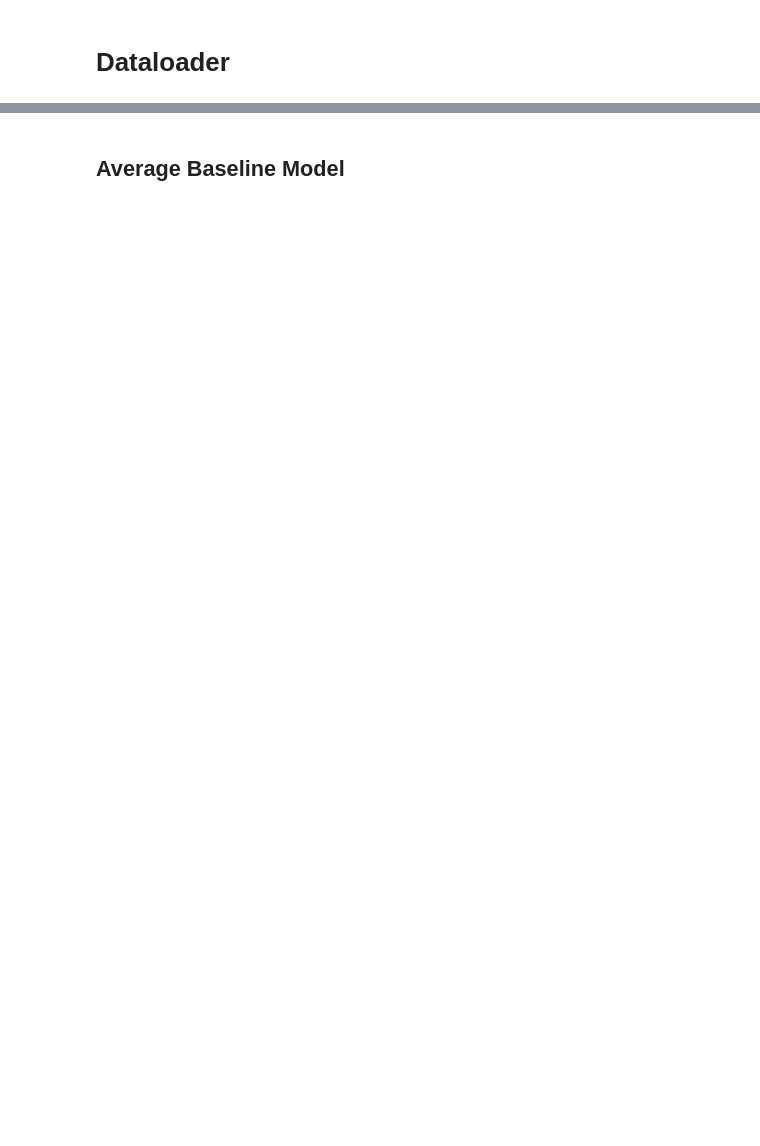
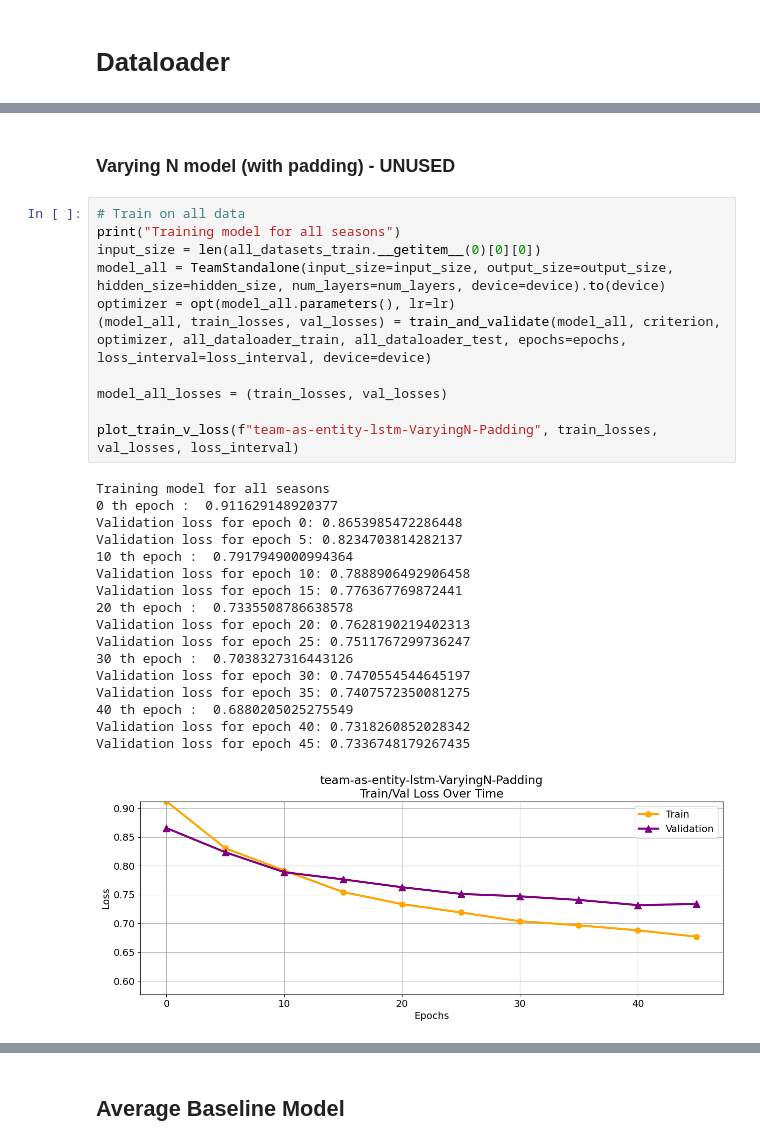
Before and after one commit to RandumbRobot/hockey-player-stats-predictor, a Jupyter notebook: TeamStandaloneAll_eval.ipynb, the cells around one changed output, grey strips where cells are left out. Cells and saved outputs as stored; diff of their text form; blank space fills up the shorter version.

```diff
--- a/TeamStandaloneAll_eval.ipynb
+++ b/TeamStandaloneAll_eval.ipynb
@@ -104,0 +247,31 @@ Test size for all seasons: 445
+# %% [markdown]
+### Varying N model (with padding) - UNUSED
+# %%
+# Train on all data
+print("Training model for all seasons")
+input_size = len(all_datasets_train.__getitem__(0)[0][0])
+model_all = TeamStandalone(input_size=input_size, output_size=output_size, hidden_size=hidden_size, num_layers=num_layers, device=device).to(device)
+optimizer = opt(model_all.parameters(), lr=lr)
+(model_all, train_losses, val_losses) = train_and_validate(model_all, criterion, optimizer, all_dataloader_train, all_dataloader_test, epochs=epochs, loss_interval=loss_interval, device=device)
+
+model_all_losses = (train_losses, val_losses)
+
+plot_train_v_loss(f"team-as-entity-lstm-VaryingN-Padding", train_losses, val_losses, loss_interval)
+# %% [output]
+Training model for all seasons
+0 th epoch :  0.911629148920377
+Validation loss for epoch 0: 0.8653985472286448
+Validation loss for epoch 5: 0.8234703814282137
+10 th epoch :  0.7917949000994364
+Validation loss for epoch 10: 0.7888906492906458
+Validation loss for epoch 15: 0.776367769872441
+20 th epoch :  0.7335508786638578
+Validation loss for epoch 20: 0.7628190219402313
+Validation loss for epoch 25: 0.7511767299736247
+30 th epoch :  0.7038327316443126
+Validation loss for epoch 30: 0.7470554544645197
+Validation loss for epoch 35: 0.7407572350081275
+40 th epoch :  0.6880205025275549
+Validation loss for epoch 40: 0.7318260852028342
+Validation loss for epoch 45: 0.7336748179267435
+[figure, added]
```
Also changed, not shown: parts of 39 cells of this notebook, 6 other files.
